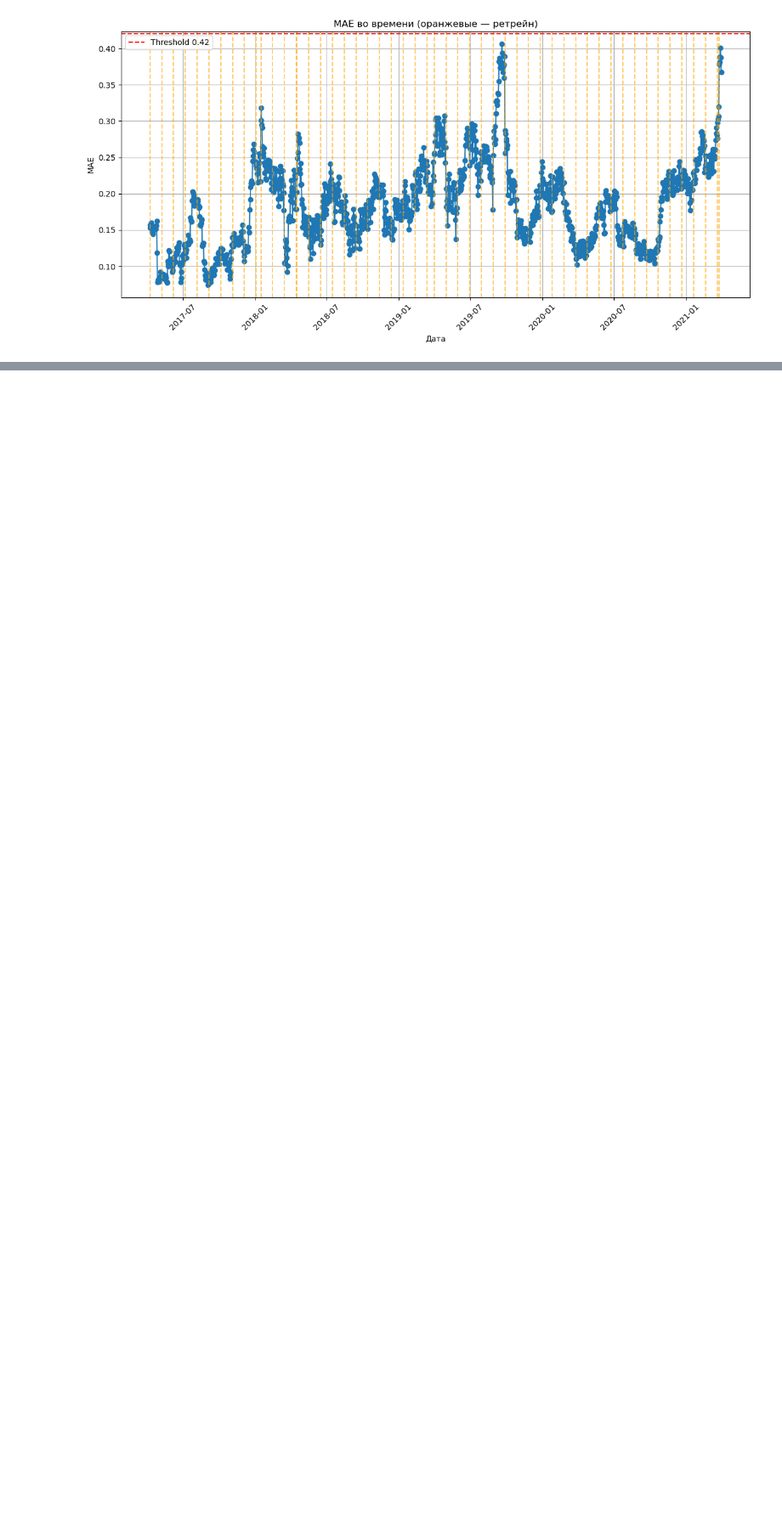
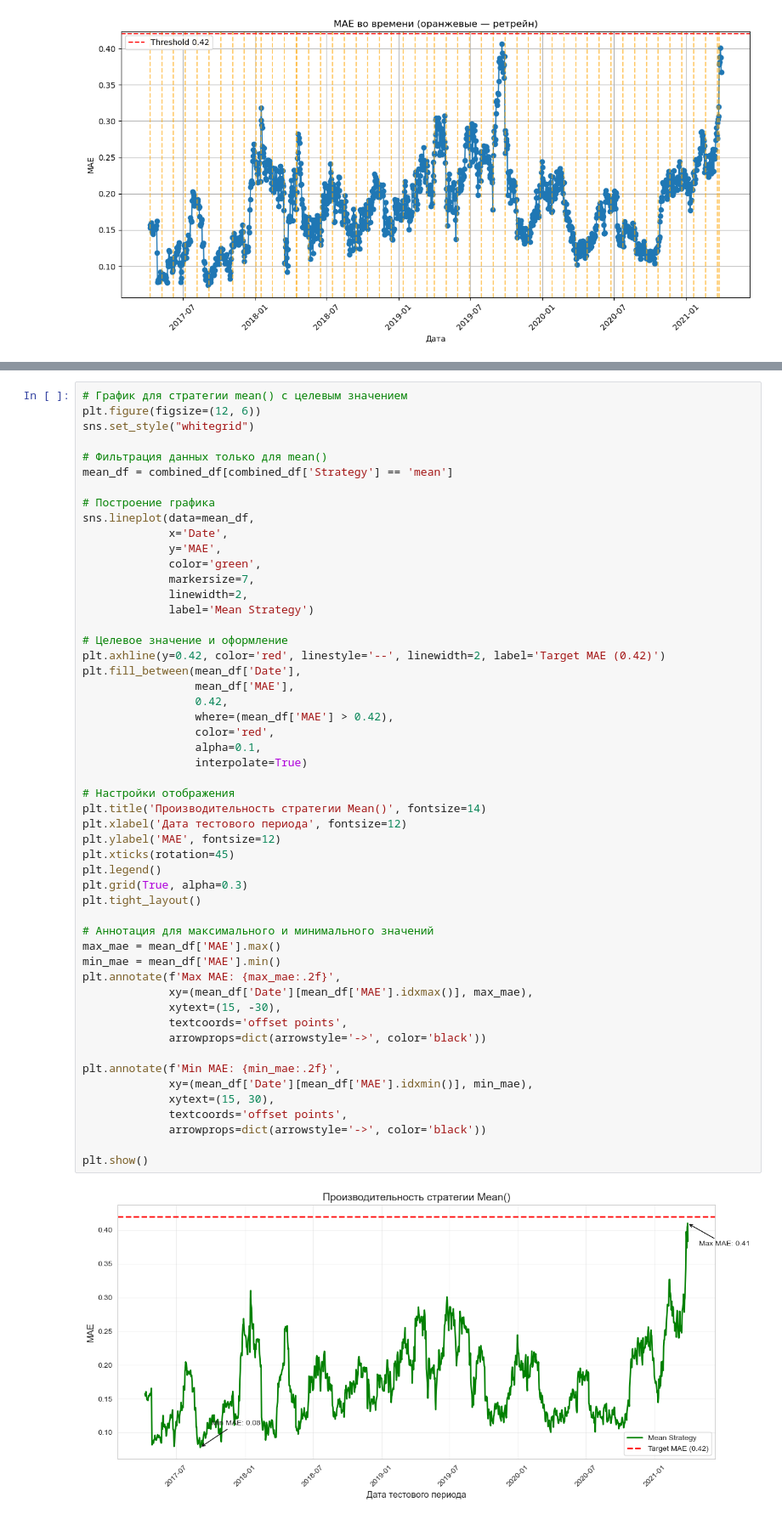
Before and after one commit to Blausher/ts, a Jupyter notebook: ARIMA_pipeline.ipynb, the cells around one changed output, grey strips where cells are left out. Shown at 85% size. Saved outputs shown, nothing was run; the diff lists cells and outputs as text; blank space fills up the shorter version.

```diff
--- a/ARIMA_pipeline.ipynb
+++ b/ARIMA_pipeline.ipynb
@@ -550,0 +685,54 @@ plt.show()
+# %%
+# График для стратегии mean() с целевым значением
+plt.figure(figsize=(12, 6))
+sns.set_style("whitegrid")
+
+# Фильтрация данных только для mean()
+mean_df = combined_df[combined_df['Strategy'] == 'mean']
+
+# Построение графика
+sns.lineplot(data=mean_df,
+             x='Date',
+             y='MAE',
+             color='green',
+             markersize=7,
+             linewidth=2,
+             label='Mean Strategy')
+
+# Целевое значение и оформление
+plt.axhline(y=0.42, color='red', linestyle='--', linewidth=2, label='Target MAE (0.42)')
+plt.fill_between(mean_df['Date'],
+                 mean_df['MAE'],
+                 0.42,
+                 where=(mean_df['MAE'] > 0.42),
+                 color='red',
+                 alpha=0.1,
+                 interpolate=True)
+
+# Настройки отображения
+plt.title('Производительность стратегии Mean()', fontsize=14)
+plt.xlabel('Дата тестового периода', fontsize=12)
+plt.ylabel('MAE', fontsize=12)
+plt.xticks(rotation=45)
+plt.legend()
+plt.grid(True, alpha=0.3)
+plt.tight_layout()
+
+# Аннотация для максимального и минимального значений
+max_mae = mean_df['MAE'].max()
+min_mae = mean_df['MAE'].min()
+plt.annotate(f'Max MAE: {max_mae:.2f}',
+             xy=(mean_df['Date'][mean_df['MAE'].idxmax()], max_mae),
+             xytext=(15, -30),
+             textcoords='offset points',
+             arrowprops=dict(arrowstyle='->', color='black'))
+
+plt.annotate(f'Min MAE: {min_mae:.2f}',
+             xy=(mean_df['Date'][mean_df['MAE'].idxmin()], min_mae),
+             xytext=(15, 30),
+             textcoords='offset points',
+             arrowprops=dict(arrowstyle='->', color='black'))
+
+plt.show()
+# %% [output]
+[figure, added]
```
Also changed, not shown: parts of 20 cells of this notebook.
